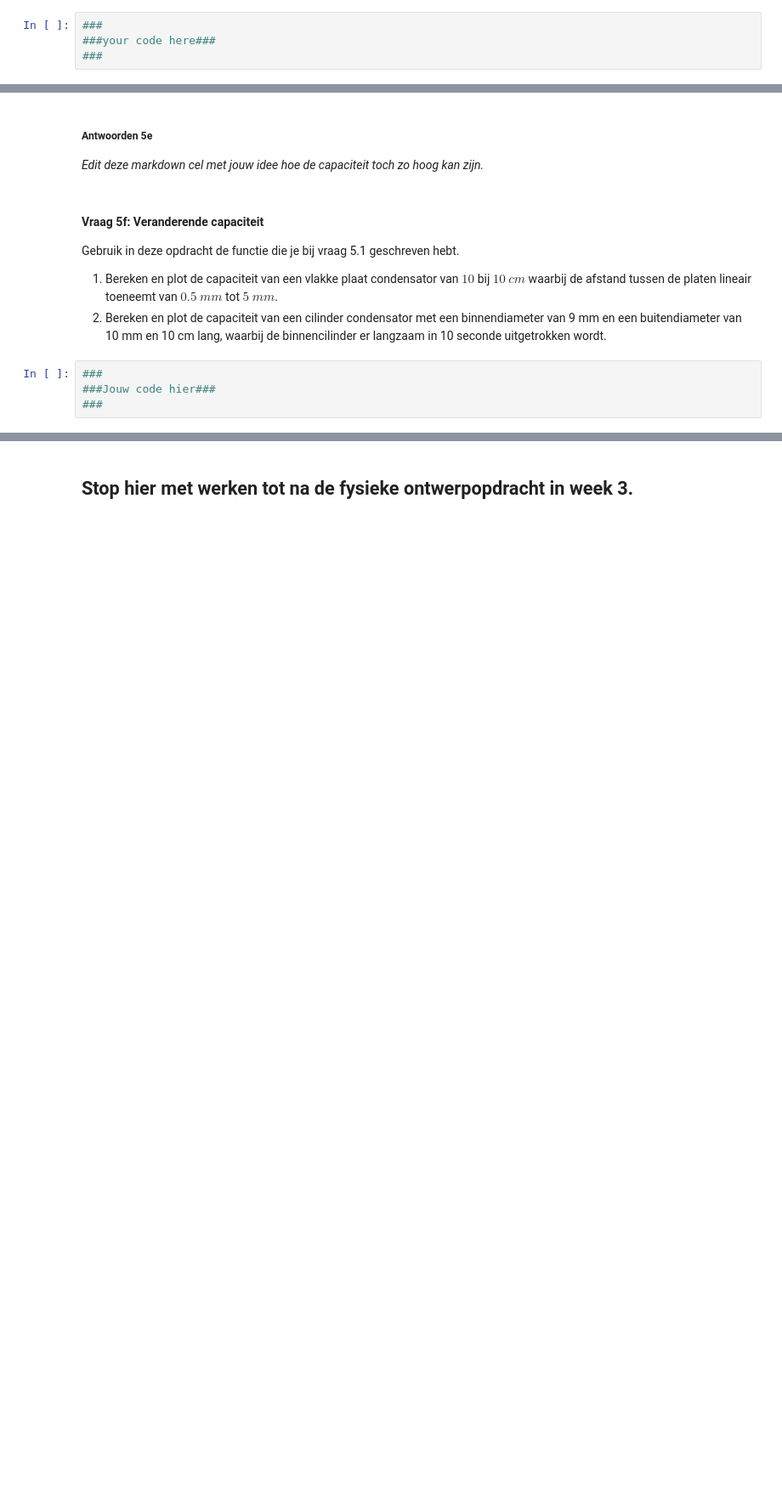
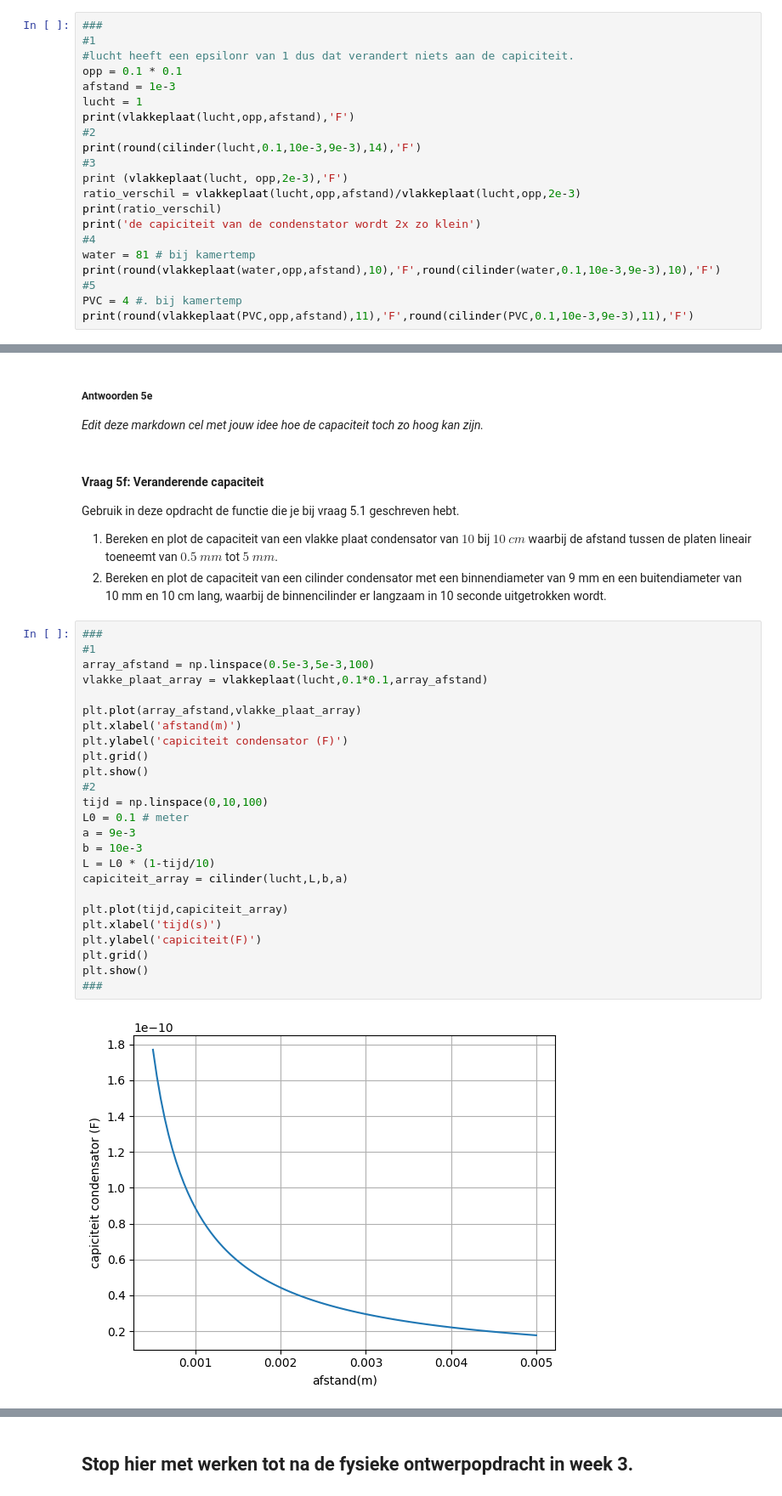
Before and after one commit to owenvanderwal/opdrachten-DEF-D, a Jupyter notebook: DigitaleOntwerpopdrachten/1CondensatorOpdracht/CondensatorOntwerpopdracht.ipynb, the cells around one changed output, grey strips where cells are left out. Shown at 85% size. Cells and saved outputs as stored; diff of their text form; blank space fills up the shorter version.

```diff
--- a/DigitaleOntwerpopdrachten/1CondensatorOpdracht/CondensatorOntwerpopdracht.ipynb
+++ b/DigitaleOntwerpopdrachten/1CondensatorOpdracht/CondensatorOntwerpopdracht.ipynb
@@ -596,5 +595,22 @@ Hieronder staan een aantal condensatoren waarvoor jullie de capaciteit gaan bere
 5. Bereken de capaciteit van de condensatoren uit 1 en 2 hierboven als de holte gevuld is met PVC.
 # %%
 ###
-###your code here###
-###
+#1
+#lucht heeft een epsilonr van 1 dus dat verandert niets aan de capiciteit.
+opp = 0.1 * 0.1
+afstand = 1e-3
+lucht = 1
+print(vlakkeplaat(lucht,opp,afstand),'F')
+#2
+print(round(cilinder(lucht,0.1,10e-3,9e-3),14),'F')
+#3
+print (vlakkeplaat(lucht, opp,2e-3),'F')
+ratio_verschil = vlakkeplaat(lucht,opp,afstand)/vlakkeplaat(lucht,opp,2e-3)
+print(ratio_verschil)
+print('de capiciteit van de condenstator wordt 2x zo klein')
+#4
+water = 81 # bij kamertemp
+print(round(vlakkeplaat(water,opp,afstand),10),'F',round(cilinder(water,0.1,10e-3,9e-3),10),'F')
+#5
+PVC = 4 #. bij kamertemp
+print(round(vlakkeplaat(PVC,opp,afstand),11),'F',round(cilinder(PVC,0.1,10e-3,9e-3),11),'F')
@@ -658,5 +719,28 @@ Gebruik in deze opdracht de functie die je bij vraag 5.1 geschreven hebt.
 2. Bereken en plot de capaciteit van een cilinder condensator met een binnendiameter van 9 mm en een buitendiameter van 10 mm en 10 cm lang, waarbij de binnencilinder er langzaam in 10 seconde uitgetrokken wordt.
 # %%
 ###
-###Jouw code hier###
+#1
+array_afstand = np.linspace(0.5e-3,5e-3,100)
+vlakke_plaat_array = vlakkeplaat(lucht,0.1*0.1,array_afstand)
+
+plt.plot(array_afstand,vlakke_plaat_array)
+plt.xlabel('afstand(m)')
+plt.ylabel('capiciteit condensator (F)')
+plt.grid()
+plt.show()
+#2
+tijd = np.linspace(0,10,100)
+L0 = 0.1 # meter
+a = 9e-3
+b = 10e-3
+L = L0 * (1-tijd/10)
+capiciteit_array = cilinder(lucht,L,b,a)
+
+plt.plot(tijd,capiciteit_array)
+plt.xlabel('tijd(s)')
+plt.ylabel('capiciteit(F)')
+plt.grid()
+plt.show()
 ###
+# %% [output]
+[figure, added]
```
Also changed, not shown: parts of 7 cells of this notebook.
